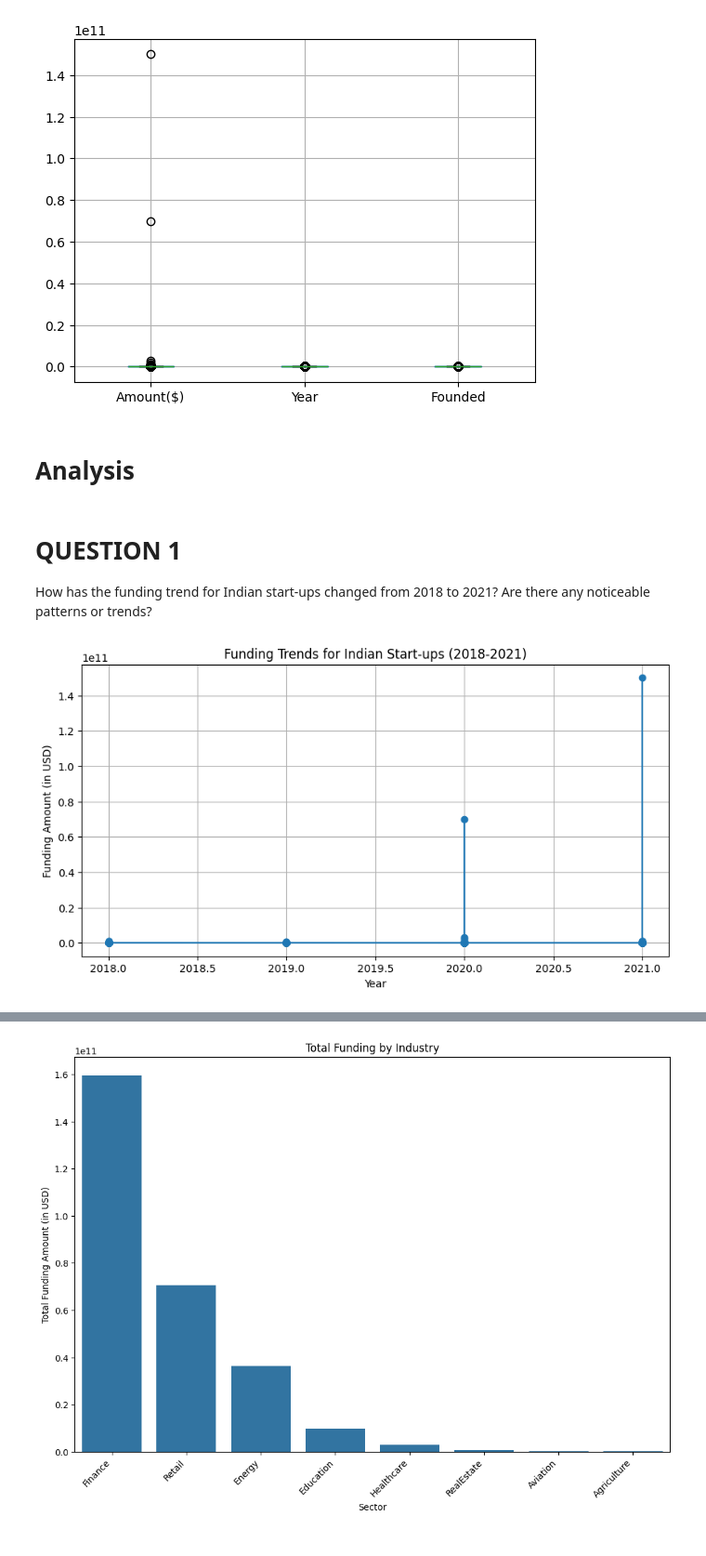
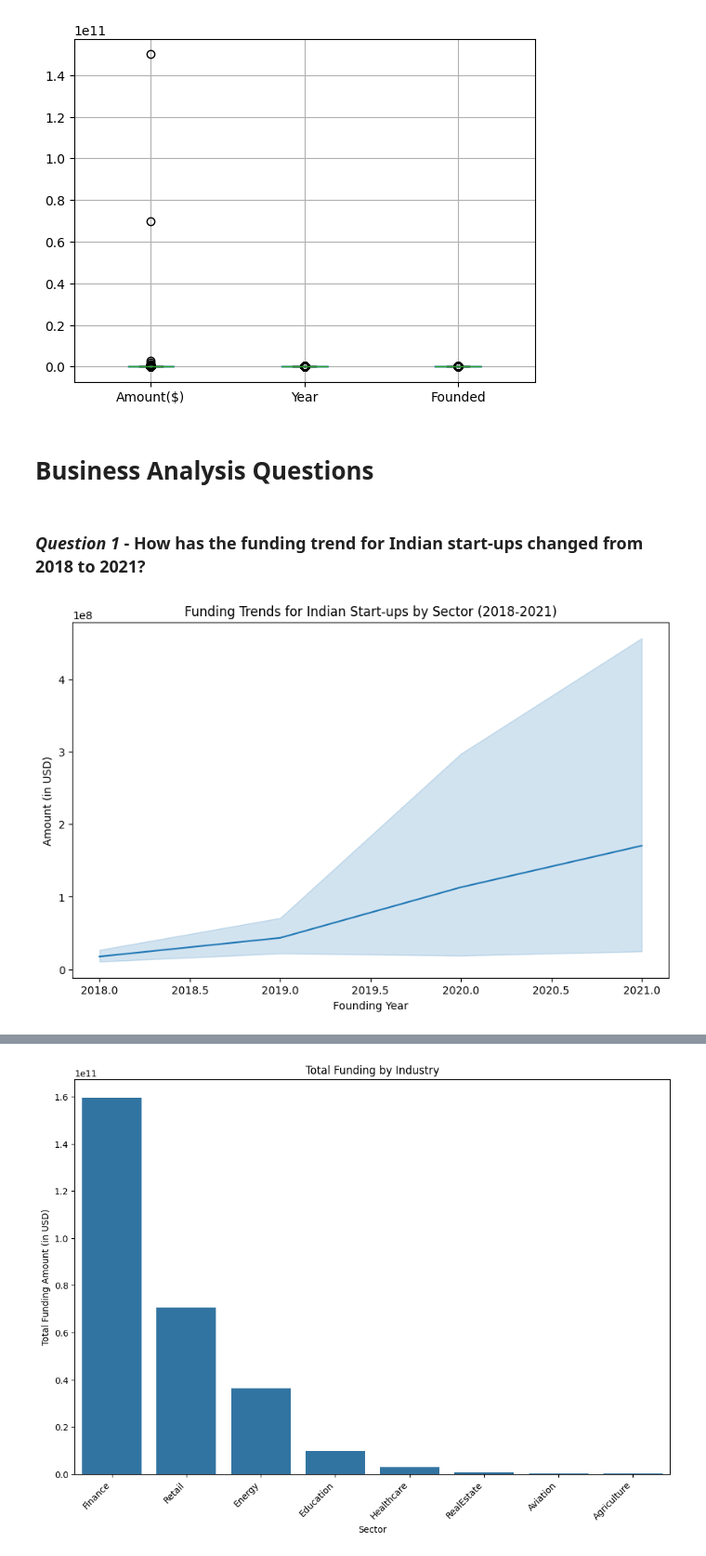
Before and after one commit to MoIdris/A-Data-Analytics-Project, a Jupyter notebook: Indian_Start-up.ipynb, the cells around one changed output, grey strips where cells are left out. Shown at 93% size. Cells and saved outputs as stored; diff of their text form; code cells hidden in the pictures.

```diff
--- a/Indian_Start-up.ipynb
+++ b/Indian_Start-up.ipynb
@@ -1361,4 +1361,4 @@ df.boxplot()
 <Axes: >
 [figure]
 # %% [markdown]
-# Analysis
+# Business Analysis Questions
@@ -1365,24 +1417,13 @@ df.boxplot()
 # %% [markdown]
-# QUESTION 1
-
-How has the funding trend for Indian start-ups changed from 2018 to 2021? Are there any noticeable patterns or trends?
+### ***Question 1*** - How has the funding trend for Indian start-ups changed from 2018 to 2021?
 # %%
-import matplotlib.pyplot as plt
-
-# Hypothetical data
-years = df['Year']
-funding_amounts = df['Amount($)']
-
-
-plt.figure(figsize=(10, 5))
-plt.plot(years, funding_amounts, marker='o')
-
-plt.title('Funding Trends for Indian Start-ups (2018-2021)')
-plt.xlabel('Year')
-plt.ylabel('Funding Amount (in USD)')
-
-plt.grid(True)
+# Line plot showing funding trend over years
+plt.figure(figsize=(10, 6))
+sns.lineplot(x='Year', y='Amount($)', data=df)
+plt.title('Funding Trends for Indian Start-ups by Sector (2018-2021)')
+plt.xlabel('Founding Year')
+plt.ylabel('Amount (in USD)')
 plt.show()
 # %% [output]
-[figure, old version]
+[figure, new version]
 # %%
```
Also changed, not shown: parts of 13 cells of this notebook.
